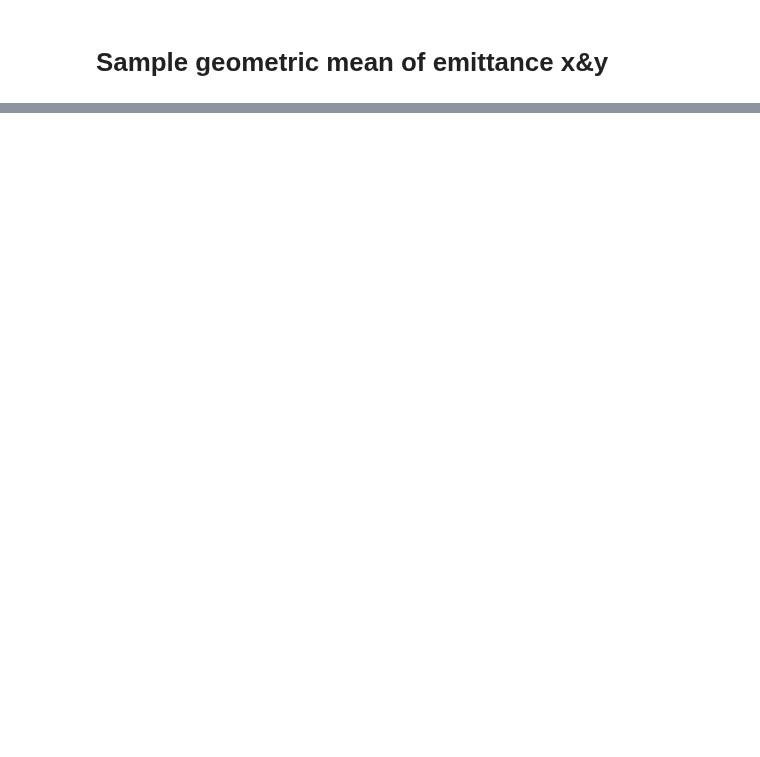
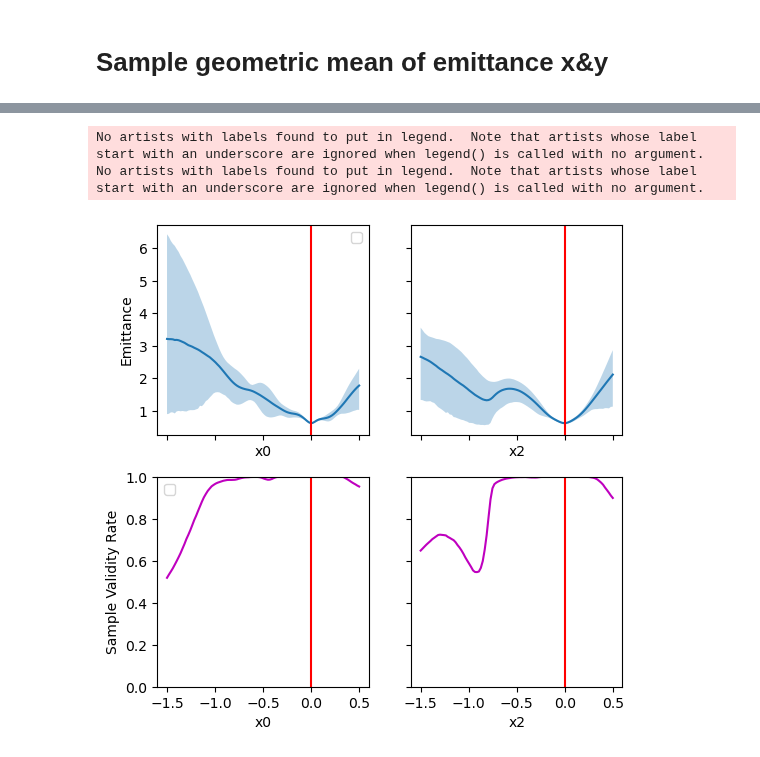
Before and after one commit to roussel-ryan/emitopt, a Jupyter notebook: examples/bax-emittance-xy-minimization-toy-model-THINQUAD.ipynb, the cells around one changed output, grey strips where cells are left out. Drawn from its saved outputs; the diff is of its cells as text; code cells hidden in the pictures; blank space fills up the shorter version.

```diff
--- a/examples/bax-emittance-xy-minimization-toy-model-THINQUAD.ipynb
+++ b/examples/bax-emittance-xy-minimization-toy-model-THINQUAD.ipynb
@@ -383,5 +343,9 @@ torch.Size([100, 3])
 # %%
 from emitopt.plot_utils import plot_virtual_emittance_vs_tuning
-fig, axs = plot_virtual_emittance_vs_tuning(optimizer, torch.tensor([[0.]]))
+fig, axs = plot_virtual_emittance_vs_tuning(optimizer, torch.tensor([[0., 0.]]))
+# %% [output]
+No artists with labels found to put in legend.  Note that artists whose label start with an underscore are ignored when legend() is called with no argument.
+No artists with labels found to put in legend.  Note that artists whose label start with an underscore are ignored when legend() is called with no argument.
+[figure, added]
 # %%
 from emitopt.plot_utils import plot_virtual_measurement_scan
```
Also changed, not shown: parts of 17 cells of this notebook, 5 other files.
